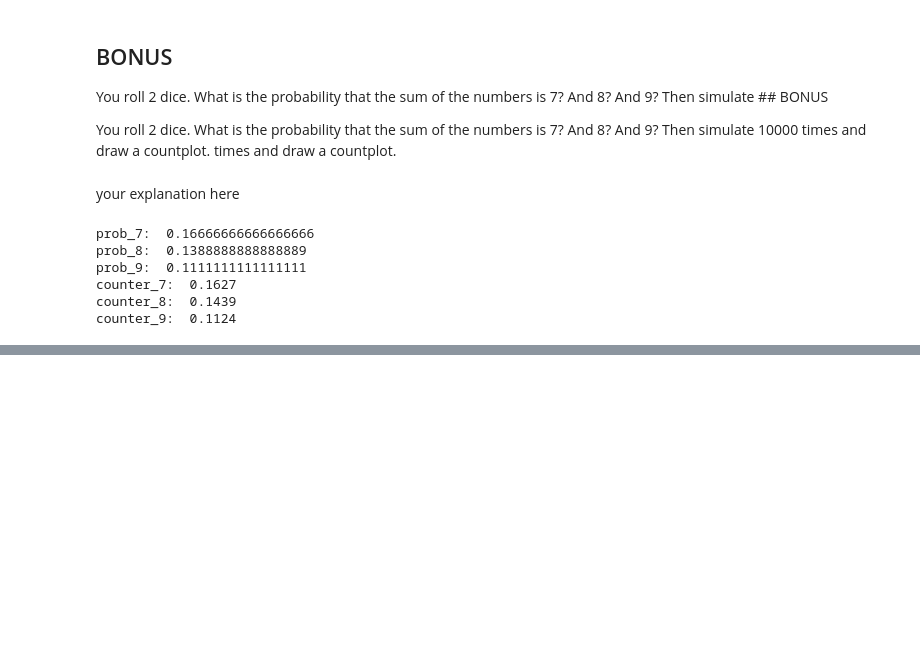
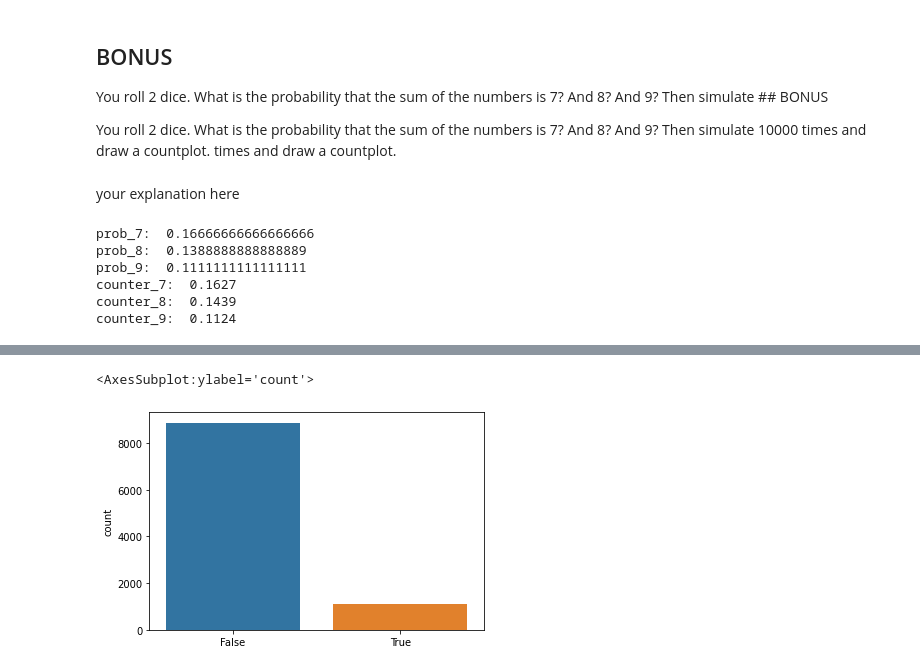
Before and after one commit to Ironhack-Data-Madrid-Agosto-2021/lab-probability-intro, a Jupyter notebook: your-code/main.ipynb, the cells around one changed output, grey strips where cells are left out. Drawn from its saved outputs; the diff is of its cells as text; code cells hidden in the pictures; blank space fills up the shorter version.

```diff
--- a/your-code/main.ipynb
+++ b/your-code/main.ipynb
@@ -163,0 +189,5 @@ your solution here
+# %%
+sns.countplot(frequencies3)
+# %% [output]
+<AxesSubplot:ylabel='count'>
+[figure, added]
```
Also changed, not shown: parts of 5 cells of this notebook.
